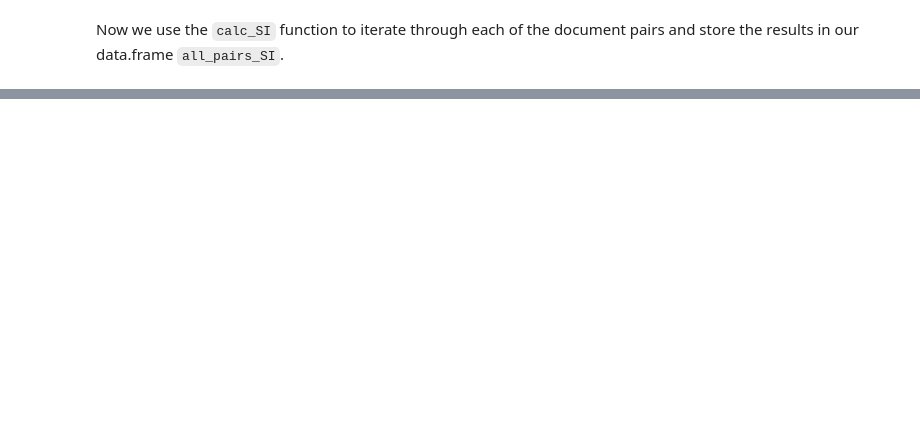
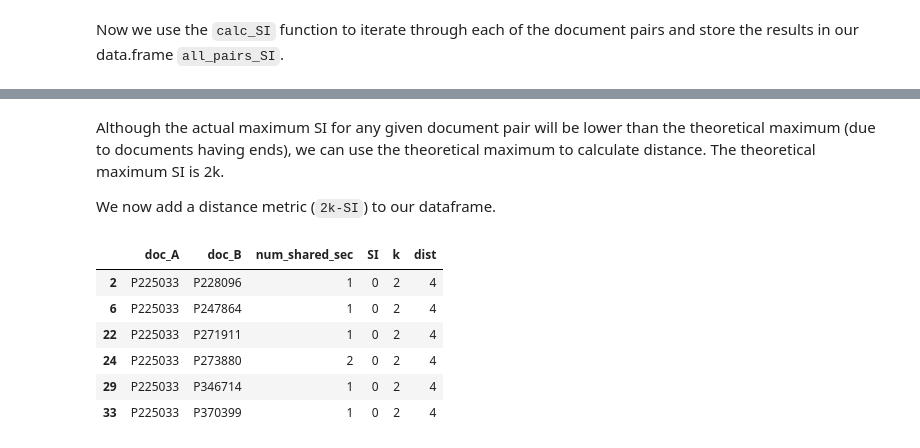
Before and after one commit to ErinBecker/digital-humanities-phylogenetics, a Jupyter notebook: scripts/04_analyze_section_order_R.ipynb, the cells around one changed output, grey strips where cells are left out. Cells and saved outputs as stored; diff of their text form; code cells hidden in the pictures; blank space fills up the shorter version.

```diff
--- a/scripts/04_analyze_section_order_R.ipynb
+++ b/scripts/04_analyze_section_order_R.ipynb
@@ -252,7 +274,7 @@ Note also that the complicated indexing within the for loop is required to avoid
 
 Another thing to notice is that the grep statement only finds whole word matches. This is accomplished by using the "beginning of string" `^` and "end of string" `$` metacharacters within the regular expression search.
 # %%
-get_neighborhood = function(doc, i) {
+get_neighborhood = function(doc, i, k) {
 
     # create vector to store combined neighborhoods
     n = c()
@@ -366,0 +385,19 @@ intersect(A,B)
+# %% [markdown]
+Although the actual maximum SI for any given document pair will be lower than the theoretical maximum (due to documents having ends), we can use the theoretical maximum to calculate distance. The theoretical maximum SI is 2k.
+
+We now add a distance metric (`2k-SI`) to our dataframe.
+# %%
+# Remove rows where SI is NA
+all_pairs_SI = all_pairs_SI[!is.na(all_pairs_SI$SI),]
+
+# Calculate distance and add to dataframe
+all_pairs_SI$dist = (2*all_pairs_SI$k)-(all_pairs_SI$SI)
+head(all_pairs_SI)
+# %% [output]
+|  | doc_A | doc_B | num_shared_sec | SI | k | dist |
+| 2 | P225033 | P228096 | 1 | 0 | 2 | 4 |
+| 6 | P225033 | P247864 | 1 | 0 | 2 | 4 |
+| 22 | P225033 | P271911 | 1 | 0 | 2 | 4 |
+| 24 | P225033 | P273880 | 2 | 0 | 2 | 4 |
+| 29 | P225033 | P346714 | 1 | 0 | 2 | 4 |
+| 33 | P225033 | P370399 | 1 | 0 | 2 | 4 |
```
Also changed, not shown: parts of 22 cells of this notebook, 1 other file.
